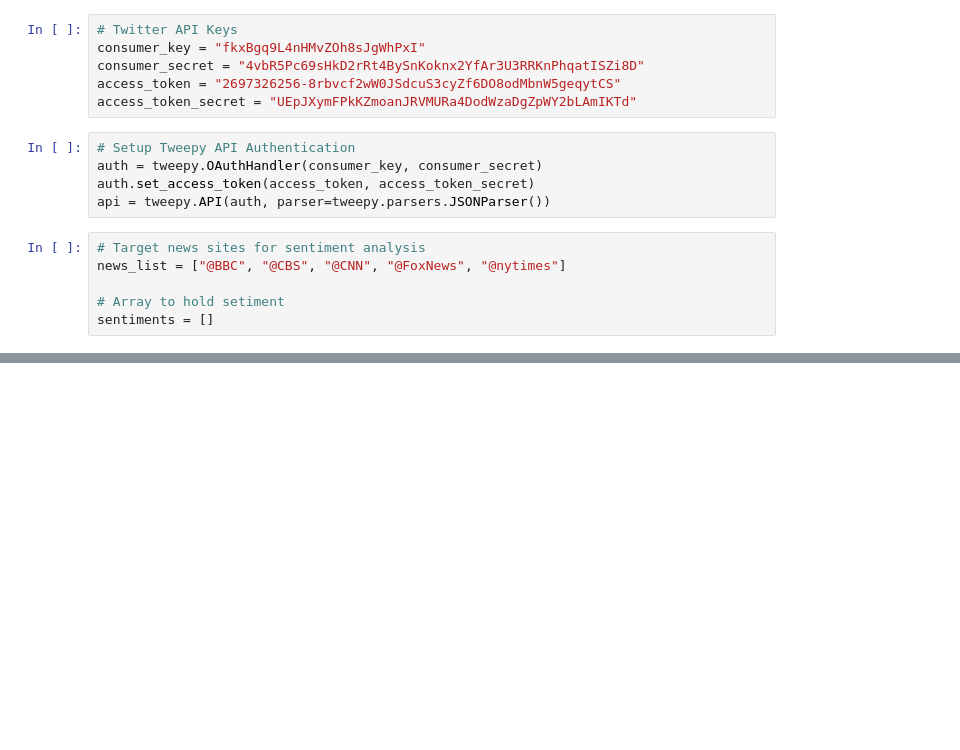
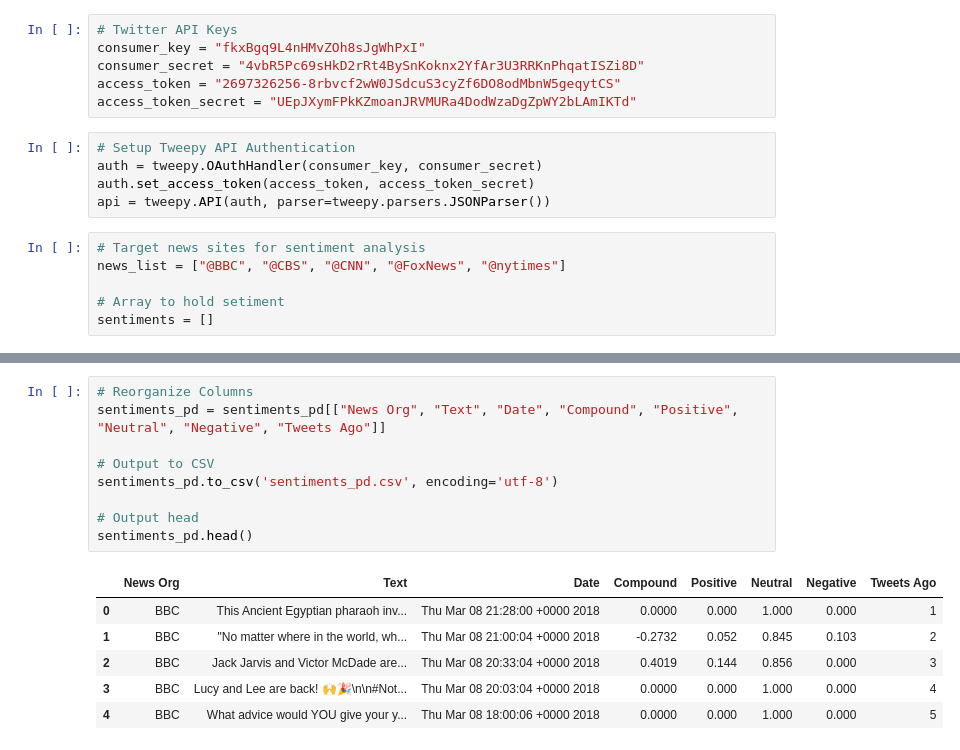
Before and after one commit to navbala/UT-Data-Analytics-Bootcamp, a Jupyter notebook: Homework/Social Analytics/Unit 7 Assignment - Distinguishing Sentiments.ipynb, the cells around one changed output, grey strips where cells are left out. Drawn from its saved outputs; the diff is of its cells as text; blank space fills up the shorter version.

```diff
--- a/Homework/Social Analytics/Unit 7 Assignment - Distinguishing Sentiments.ipynb
+++ b/Homework/Social Analytics/Unit 7 Assignment - Distinguishing Sentiments.ipynb
@@ -79,2 +82,18 @@ sentiments_pd.head()
+# %%
+# Reorganize Columns
+sentiments_pd = sentiments_pd[["News Org", "Text", "Date", "Compound", "Positive", "Neutral", "Negative", "Tweets Ago"]]
+
+# Output to CSV
+sentiments_pd.to_csv('sentiments_pd.csv', encoding='utf-8')
+
+# Output head
+sentiments_pd.head()
+# %% [output]
+|  | News Org | Text | Date | Compound | Positive | Neutral | Negative | Tweets Ago |
+| 0 | BBC | This Ancient Egyptian pharaoh inv... | Thu Mar 08 21:28:00 +0000 2018 | 0.0000 | 0.000 | 1.000 | 0.000 | 1 |
+| 1 | BBC | "No matter where in the world, wh... | Thu Mar 08 21:00:04 +0000 2018 | -0.2732 | 0.052 | 0.845 | 0.103 | 2 |
+| 2 | BBC | Jack Jarvis and Victor McDade are... | Thu Mar 08 20:33:04 +0000 2018 | 0.4019 | 0.144 | 0.856 | 0.000 | 3 |
+| 3 | BBC | Lucy and Lee are back! 🙌🎉\n\n#Not... | Thu Mar 08 20:03:04 +0000 2018 | 0.0000 | 0.000 | 1.000 | 0.000 | 4 |
+| 4 | BBC | What advice would YOU give your y... | Thu Mar 08 18:00:06 +0000 2018 | 0.0000 | 0.000 | 1.000 | 0.000 | 5 |
 # %%
 # Create plot
```
Also changed, not shown: parts of 7 cells of this notebook.
